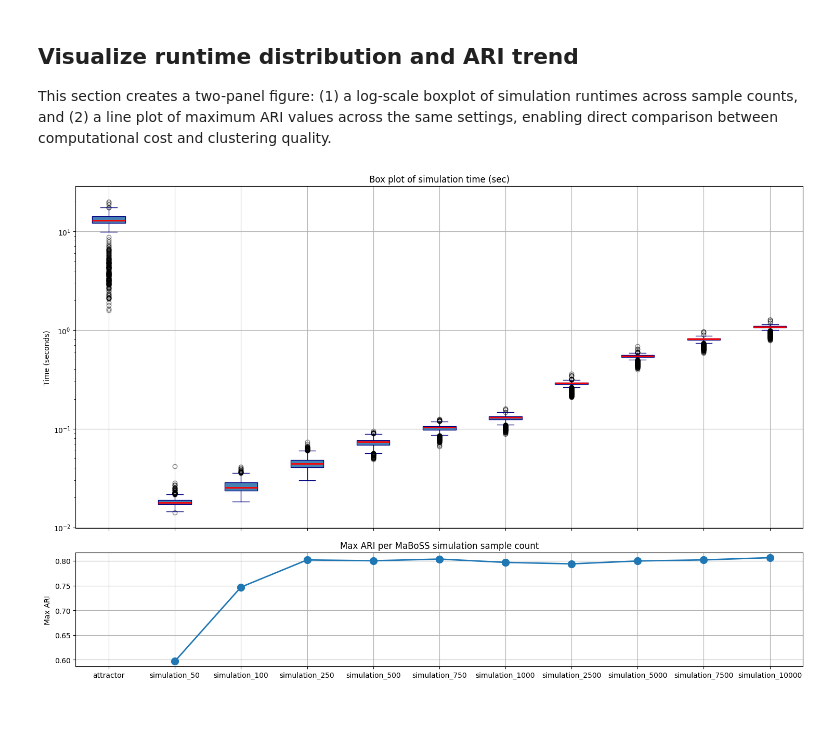
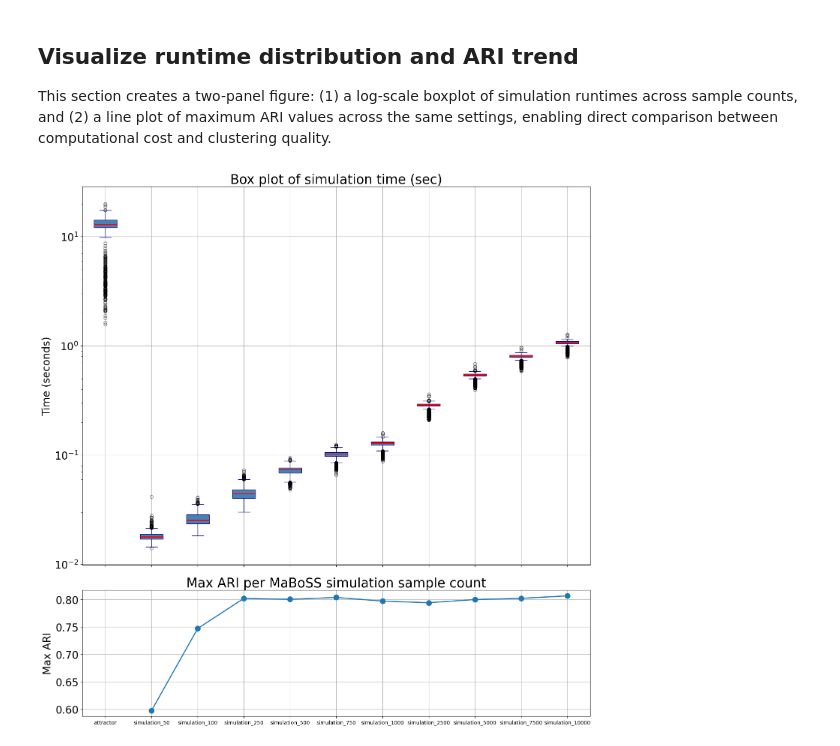
Before and after one commit to sysbio-curie/AstroLogics, a Jupyter notebook: scripts/Results_Figure4B/04_visualizing_ARI.ipynb, the cells around one changed output. Cells and saved outputs as stored; diff of their text form; code cells hidden in the pictures; blank space fills up the shorter version.

Commit message:
Update the visualization of ARI results Figure4B

```diff
--- a/scripts/Results_Figure4B/04_visualizing_ARI.ipynb
+++ b/scripts/Results_Figure4B/04_visualizing_ARI.ipynb
@@ -24,7 +23,7 @@ sys.path.append('/home/spankaew/Git/Git_Curie/AstroLogics/')
 This section loads trajectory-based ARI results, fills missing values, keeps the maximum ARI per simulation setting, standardizes index labels, adds an `attractor` placeholder, and reorders entries for consistent plotting.
 # %%
 # Load all-trajectory ARI scores
-alltraj = pd.read_csv('/home/spankaew/Git/Git_Curie/AstroLogics/data/rand_experiment/Invasion_rand_index_alltrajclustering.csv', index_col=0)
+alltraj = pd.read_csv('data/rand_experiment/Invasion_rand_index_alltrajclustering.csv', index_col=0)
 alltraj.fillna(0, inplace=True)
 alltraj = alltraj.max(axis = 0)
 
@@ -45,7 +44,7 @@ This section reads all CSV files from the simulation-time folder, concatenates t
 # %%
 
 # List files in the simulation_time folder
-sim_folder = '/home/spankaew/Git/Git_Curie/AstroLogics/data/simulation_time'
+sim_folder = 'data/simulation_time'
 files = sorted(os.listdir(sim_folder))
 
 
@@ -72,38 +71,43 @@ dfs = dfs.reindex(columns=sorted(sorted_columns))
 
 This section creates a two-panel figure: (1) a log-scale boxplot of simulation runtimes across sample counts, and (2) a line plot of maximum ARI values across the same settings, enabling direct comparison between computational cost and clustering quality.
 # %%
-fig, (ax1, ax2) = plt.subplots(2, 1, figsize=(15, 10), sharex=True, gridspec_kw={'height_ratios': [3, 1]})
+fig, (ax1, ax2) = plt.subplots(2, 1, figsize=(15, 15), sharex=True, gridspec_kw={'height_ratios': [3, 1]})
 
 # Define x positions
 x_positions = range(len(sorted_columns))
 
 # Plot 1: Box plot per model
 ax1.boxplot(
     [dfs[col].dropna() for col in sorted_columns],
     positions=list(x_positions),
     tick_labels=sorted_columns,
     patch_artist=True,
     boxprops=dict(facecolor='steelblue', color='navy'),
     medianprops=dict(color='red', linewidth=2),
     whiskerprops=dict(color='navy'),
     capprops=dict(color='navy'),
     flierprops=dict(marker='o', color='gray', alpha=0.5)
 )
 ax1.set_yscale('log')
-ax1.set_ylabel('Time (seconds)')
-ax1.set_title('Box plot of simulation time (sec)')
-ax1.tick_params(axis='x', rotation=45)
+ax1.set_ylabel('Time (seconds)', fontsize=20)
+ax1.set_title('Box plot of simulation time (sec)', fontsize=25)
+ax1.tick_params(axis='y', labelsize=20)
 ax1.grid()
 
 # Plot 2: Maximum ARI per model (all trajectories)
 ax2.plot(x_positions, alltraj.reindex(sorted_columns).values,
-         marker='o', markersize = 10, linewidth = 2)
+         marker='o', markersize=10, linewidth=2)
 ax2.set_xlabel(None)
-ax2.set_ylabel('Max ARI')
-ax2.set_title('Max ARI per MaBoSS simulation sample count')
+ax2.set_ylabel('Max ARI', fontsize=20)
+ax2.set_title('Max ARI per MaBoSS simulation sample count', fontsize=25)
+ax2.tick_params(axis='y', labelsize=20)
 ax2.grid()
 
 plt.tight_layout()
+plt.savefig('scripts/Results_Figure4B/Figure4B_ARI_time.pdf')
+plt.savefig('scripts/Results_Figure4B/Figure4B_ARI_time.png', dpi=500)
 plt.show()
+
+plt.close()
 # %% [output]
-[figure, old version]
+[figure, new version]
```
Also changed, not shown: parts of 1 cell of this notebook.
